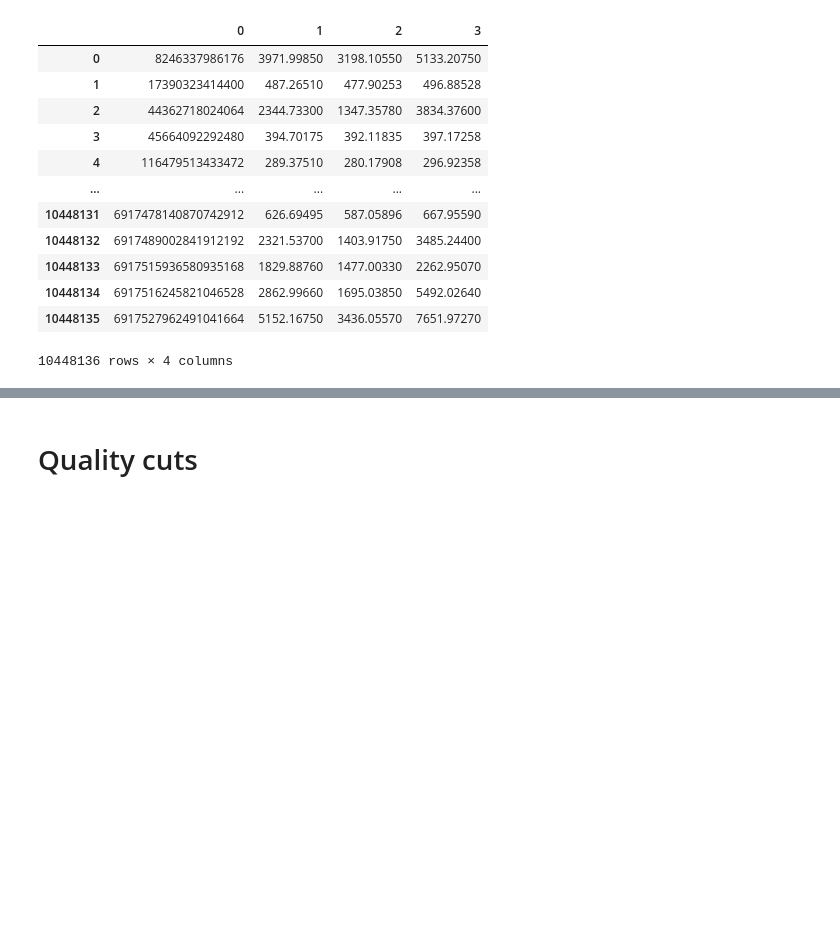
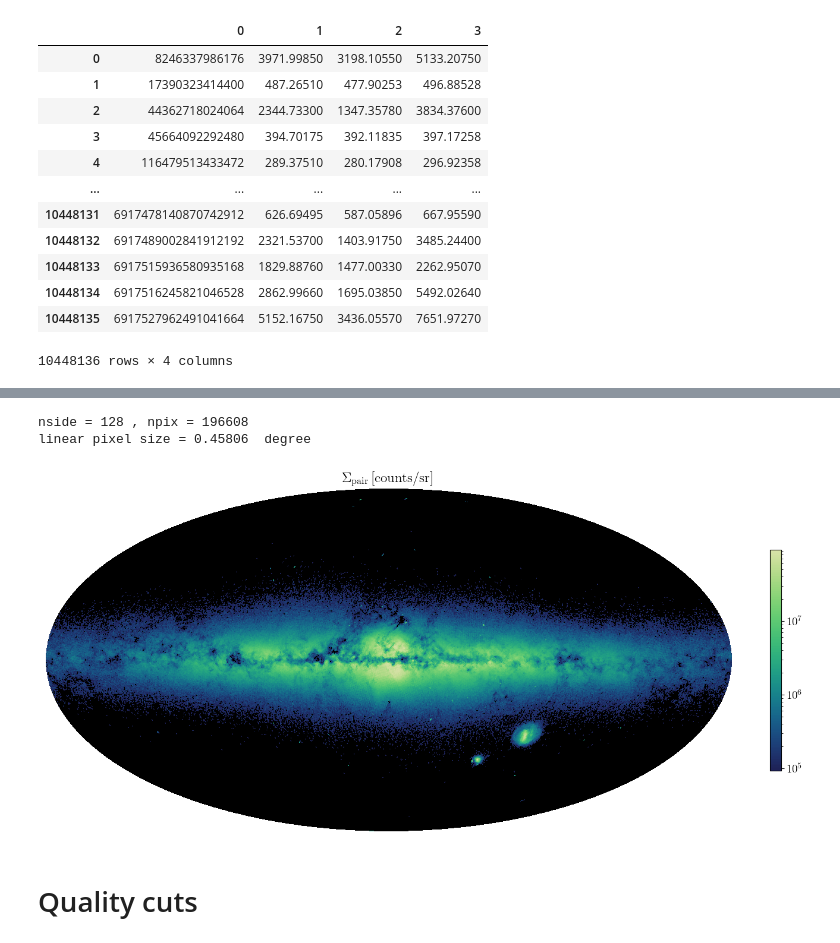
Before and after one commit to kenvantilburg/lens-velocity, a Jupyter notebook: code/andreas_code/subtraction_template/bg_pm_field_avg_v3.ipynb, the cells around one changed output, grey strips where cells are left out. Saved outputs shown, nothing was run; the diff lists cells and outputs as text; code cells hidden in the pictures; blank space fills up the shorter version.

Commit message:
star template plots

```diff
--- a/code/andreas_code/subtraction_template/bg_pm_field_avg_v3.ipynb
+++ b/code/andreas_code/subtraction_template/bg_pm_field_avg_v3.ipynb
@@ -75,3 +134,51 @@ back_dist
+# %%
+nside = 2**7
+npix = hp.nside2npix(nside)
+print('nside =',nside,', npix =',npix)
+print('linear pixel size =',str(np.sqrt(4*np.pi / npix) / degree)[0:7],' degree')
+# %% [output]
+nside = 128 , npix = 196608
+linear pixel size = 0.45806  degree
+# %%
+fore_l, fore_b = fn_eq_to_gal_array(df_fore['ra'].to_numpy(), df_fore['dec'].to_numpy())
+back_l, back_b = fn_eq_to_gal_array(df_back['ra'].to_numpy(), df_back['dec'].to_numpy())
+# %%
+q_pix_1 = hp.ang2pix(nside,fore_l,fore_b,lonlat=True)
+q_pix_2 = hp.ang2pix(nside,back_l, back_b,lonlat=True)
+pix_coords = np.asarray(hp.pixelfunc.pix2ang(nside,np.arange(npix))).transpose()
+# %%
+map_count_1 = np.zeros(hp.nside2npix(nside));
+map_count_2 = np.zeros(hp.nside2npix(nside));
+for idx, ipix in tqdm(enumerate(q_pix_1)):
+    map_count_1[ipix] += 1
+#for idx, ipix in tqdm(enumerate(q_pix_2)):
+#    map_count_2[ipix] += 1
+# %%
+map = 1e-10 + map_count_1 / (hp.pixelfunc.nside2resol(nside))**2
+map_min = 1e-3 * np.max(map); map_max = np.max(map);
+#cmap = copy.copy(mpl.cm.get_cmap("viridis"))
+cmap = sns.cubehelix_palette(start = 0.25, hue = 1.5, rot = -2/3, reverse = True, as_cmap=True)
+#cmap = copy.copy(mpl.cm.get_cmap("RdBu_r"))
+cmap.set_under(cmap(0)); cmap.set_bad(cmap(0)); cmap.set_over(cmap(1));
+#cmap.set_under('white'); cmap.set_over('black')
+plt.subplots(1,1,figsize=(16,8))
+hp.mollview(map, title=r'$\Sigma_\mathrm{pair} \, [\mathrm{counts/sr}]$',  #title=r"Pair density (foreground) $\Sigma_\mathrm{pair}$",
+            cmap=cmap,cbar=None,
+            bgcolor='black',badcolor='white',
+            min=map_min,max=map_max,
+            xsize=5000,hold=True,
+            norm=mpl.colors.LogNorm(vmin=map_min,vmax=map_max))
+fig = plt.gcf()
+ax = plt.gca()
+image = ax.get_images()[0]
+cbar = fig.colorbar(image, ax=ax,fraction=0.015);
+#cbar.set_label(r'$\Sigma_\mathrm{pair} \, [\mathrm{counts/sr}]$', fontsize=16)
+
+#mpl.rcParams.update({'font.size': 16})
+
+fig.savefig(FigDir+'pairs_map.pdf',figsize=(8,6),bbox_inches='tight') #,bbox_extra_artists=(image,)',dpi=300,)
+# %% [output]
+[figure, added]
 # %% [markdown]
 # Quality cuts
 # %%
```
Also changed, not shown: parts of 10 cells of this notebook, 9 other files.
